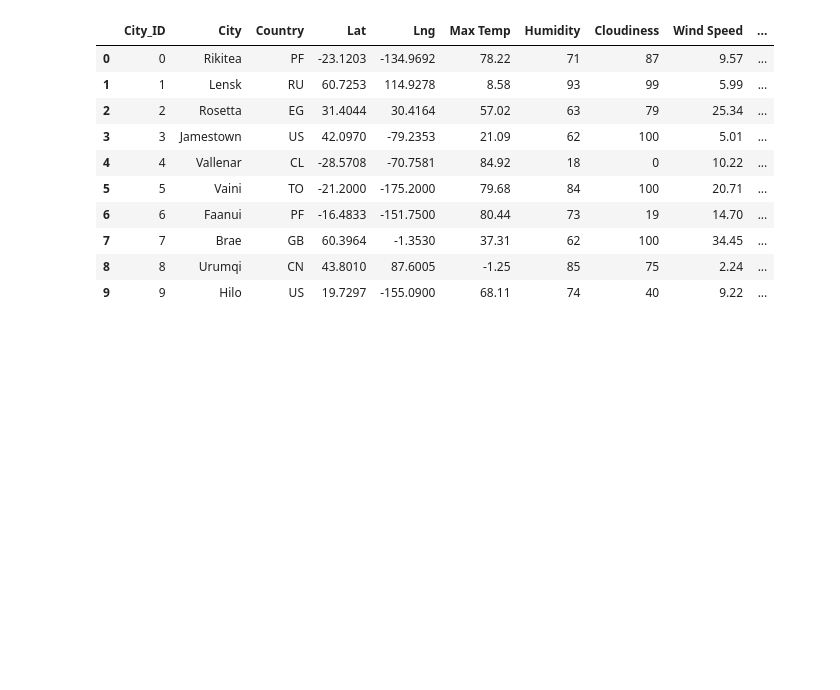
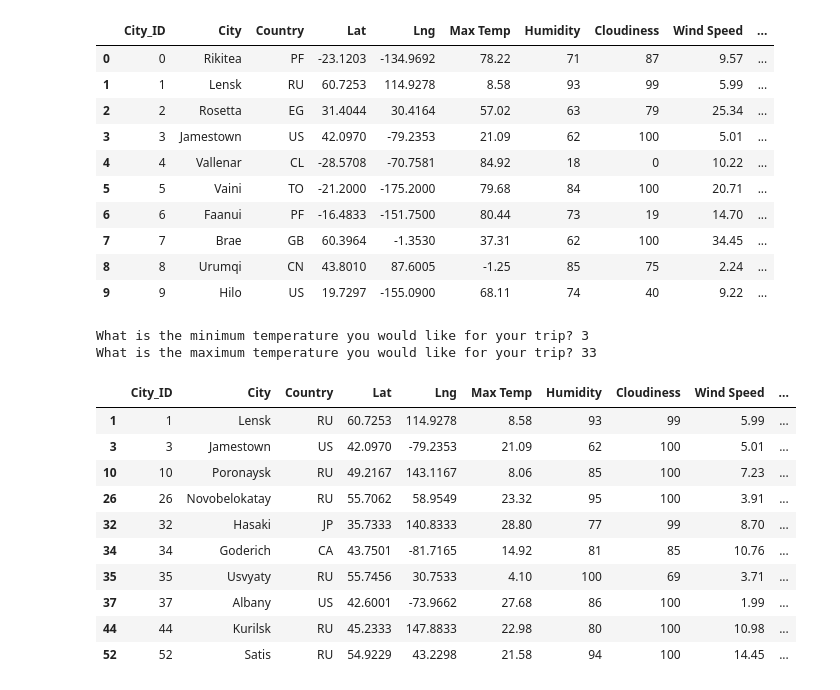
Before and after one commit to wilson-alexei/World_Weaather_Analysis-, a Jupyter notebook: Vacation_Search/Vacation_Search.ipynb, the cells around one changed output. Drawn from its saved outputs; the diff is of its cells as text; code cells hidden in the pictures; blank space fills up the shorter version.

```diff
--- a/Vacation_Search/Vacation_Search.ipynb
+++ b/Vacation_Search/Vacation_Search.ipynb
@@ -29,7 +29,27 @@ city_data_df.head(10)
 | 9 | 9 | Hilo | US | 19.7297 | -155.0900 | 68.11 | 74 | 40 | 9.22 | ... |
 # %%
 # 2. Prompt the user to enter minimum and maximum temperature criteria
+min_temp = float(input("What is the minimum temperature you would like for your trip? "))
+max_temp = float(input("What is the maximum temperature you would like for your trip? "))
+# %% [output]
+What is the minimum temperature you would like for your trip? 3
+What is the maximum temperature you would like for your trip? 33
 # %%
 # 3. Filter the city_data_df DataFrame using the input statements to create a new DataFrame using the loc method.
+preferred_cities_df = city_data_df.loc[(city_data_df["Max Temp"]<=max_temp) &
+                                       (city_data_df["Max Temp"]>min_temp)]
+preferred_cities_df.head(10)
+# %% [output]
+|  | City_ID | City | Country | Lat | Lng | Max Temp | Humidity | Cloudiness | Wind Speed | ... |
+| 1 | 1 | Lensk | RU | 60.7253 | 114.9278 | 8.58 | 93 | 99 | 5.99 | ... |
+| 3 | 3 | Jamestown | US | 42.0970 | -79.2353 | 21.09 | 62 | 100 | 5.01 | ... |
+| 10 | 10 | Poronaysk | RU | 49.2167 | 143.1167 | 8.06 | 85 | 100 | 7.23 | ... |
+| 26 | 26 | Novobelokatay | RU | 55.7062 | 58.9549 | 23.32 | 95 | 100 | 3.91 | ... |
+| 32 | 32 | Hasaki | JP | 35.7333 | 140.8333 | 28.80 | 77 | 99 | 8.70 | ... |
+| 34 | 34 | Goderich | CA | 43.7501 | -81.7165 | 14.92 | 81 | 85 | 10.76 | ... |
+| 35 | 35 | Usvyaty | RU | 55.7456 | 30.7533 | 4.10 | 100 | 69 | 3.71 | ... |
+| 37 | 37 | Albany | US | 42.6001 | -73.9662 | 27.68 | 86 | 100 | 1.99 | ... |
+| 44 | 44 | Kurilsk | RU | 45.2333 | 147.8833 | 22.98 | 80 | 100 | 10.98 | ... |
+| 52 | 52 | Satis | RU | 54.9229 | 43.2298 | 21.58 | 94 | 100 | 14.45 | ... |
 # %%
 # 4a. Determine if there are any empty rows.
```
Also changed, not shown: parts of 10 cells of this notebook.
